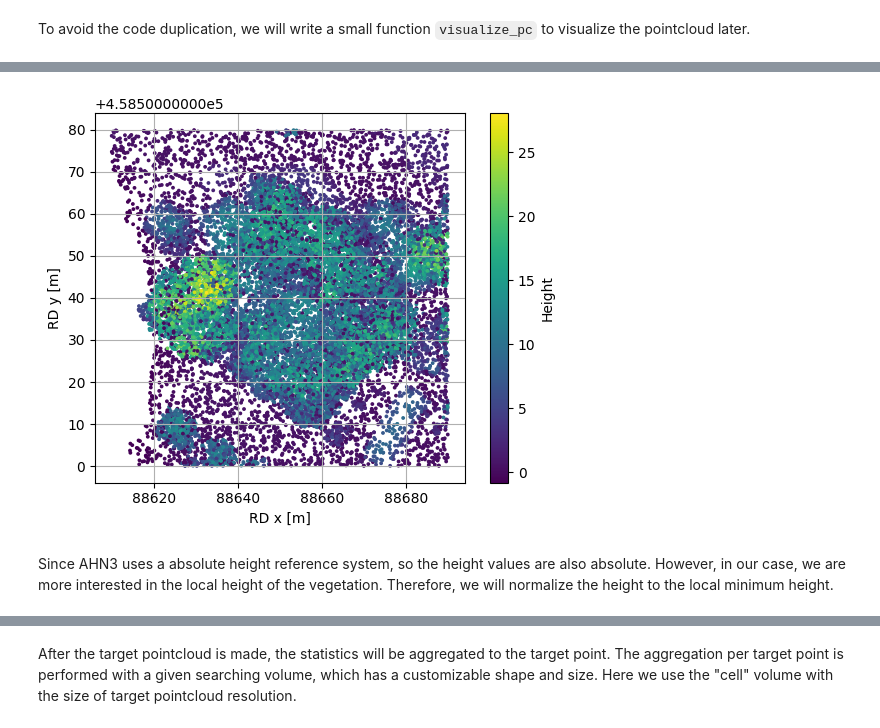
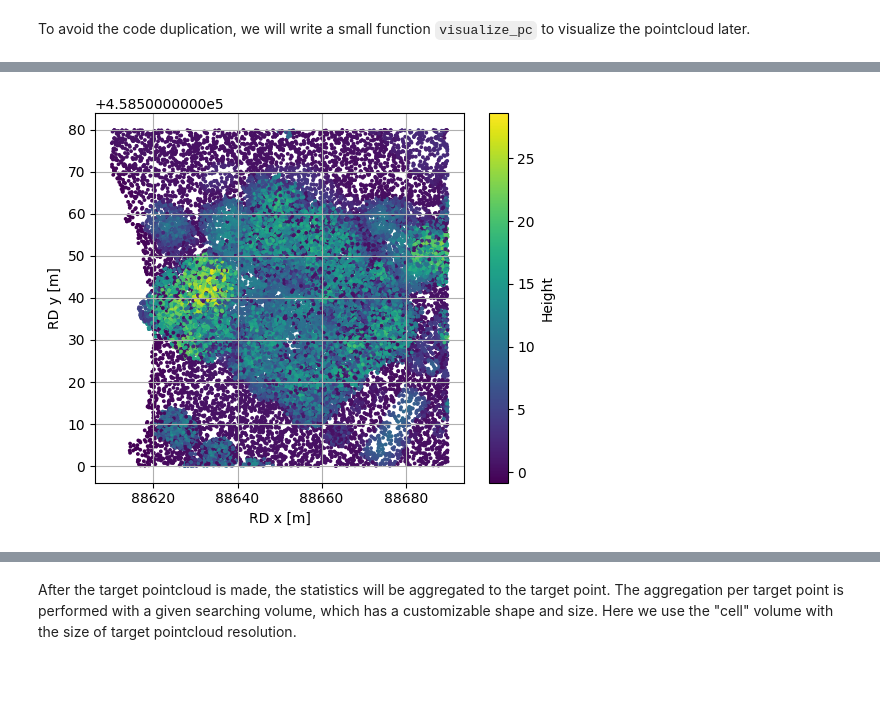
Before and after one commit to eEcoLiDAR/tutorial_ecolidar, a Jupyter notebook: notebooks/laserchiken.ipynb, the cells around one changed output, grey strips where cells are left out. Saved outputs shown, nothing was run; the diff lists cells and outputs as text; code cells hidden in the pictures; blank space fills up the shorter version.

```diff
--- a/notebooks/laserchiken.ipynb
+++ b/notebooks/laserchiken.ipynb
@@ -14,7 +15,7 @@ from matplotlib import pyplot as plt
 # %% [markdown]
 To avoid the code duplication, we will write a small function `visualize_pc` to visualize the pointcloud later.
 # %%
-def visualize_pc(pc, col, npmax=20000, clabel=None, pointsize=3):
+def visualize_pc(pc, col, npmax=None, clabel=None, pointsize=3):
     """
     pc: input pointcloud
     col: data column to be visualized
@@ -24,15 +25,13 @@ def visualize_pc(pc, col, npmax=20000, clabel=None, pointsize=3):
     """
     fig, ax = plt.subplots()
     npoints = pc['vertex']['x']['data'].shape[0]
-    if npoints>npmax: # vilsualize up to npmax points
-        idx=np.random.choice(range(npoints),npmax)
-        x = pc['vertex']['x']['data'][idx]
-        y = pc['vertex']['y']['data'][idx]
-        data = pc['vertex'][col]['data'][idx]
-    else:
-        x = pc['vertex']['x']['data']
-        y = pc['vertex']['y']['data']
-        data = pc['vertex'][col]['data']
+    x, y, data = lc.utils.get_features(pc, ['x', 'y', col])
+    if npmax is not None:
+        if npoints>npmax: # vilsualize up to npmax points
+            idx=np.random.choice(range(npoints),npmax)
+            x = x[idx]
+            y = y[idx]
+            data = data[idx]
     sc = ax.scatter(x, y, c = data, s = pointsize)
     ax.grid()
     ax.set_aspect('equal', adjustable='box')
@@ -47,6 +48,7 @@ After the preparation job, we can start the data analysis with laserchicken. In
 # %%
-from laserchicken import load
-pc = load('../data/AHN3.las')
-print("Total number of points: {}".format(pc['vertex']['x']['data'].shape[0]))
-visualize_pc(pc, col='z', clabel='Height', npmax = 20000) # only visualize 20000 points
+# from laserchicken import load
+pc = lc.load('../data/AHN3.las')
+z, = lc.utils.get_features(pc, ['z'])
+print("Loaded features: {}".format(pc['vertex'].keys()))
+print("Total number of points: {}".format(z.shape[0]))
 # %% [output]
@@ -59,16 +98,15 @@ First of all, we would like to crop the data to the actual area of interest. Thi
 # %%
 from laserchicken.filter import select_polygon
+from shapely.geometry import Polygon
 
 # Define a croping
 west = 88610
 east = 88690
 south = 458500
 north = 458580
-polygon = "POLYGON(( {w} {s}, {e} {s}, {e} {n}, {w} {n}, {w} {s}))".format(w=west, e=east, n=north, s=south)
+polygon = Polygon.from_bounds(east, south, west, north)
 
-pc = select_polygon(pc, polygon)
-visualize_pc(pc, col='z', clabel='Height')
+pc_crop = select_polygon(pc, polygon.wkt)
+visualize_pc(pc_crop, col='z', clabel='Height', npmax=40000)
 # %% [output]
-[figure, old version]
+[figure, new version]
-# %% [markdown]
-Since AHN3 uses a absolute height reference system, so the height values are also absolute. However, in our case, we are more interested in the local height of the vegetation. Therefore, we will normalize the height to the local minimum height.
```
Also changed, not shown: parts of 29 cells of this notebook, 1 other file.
